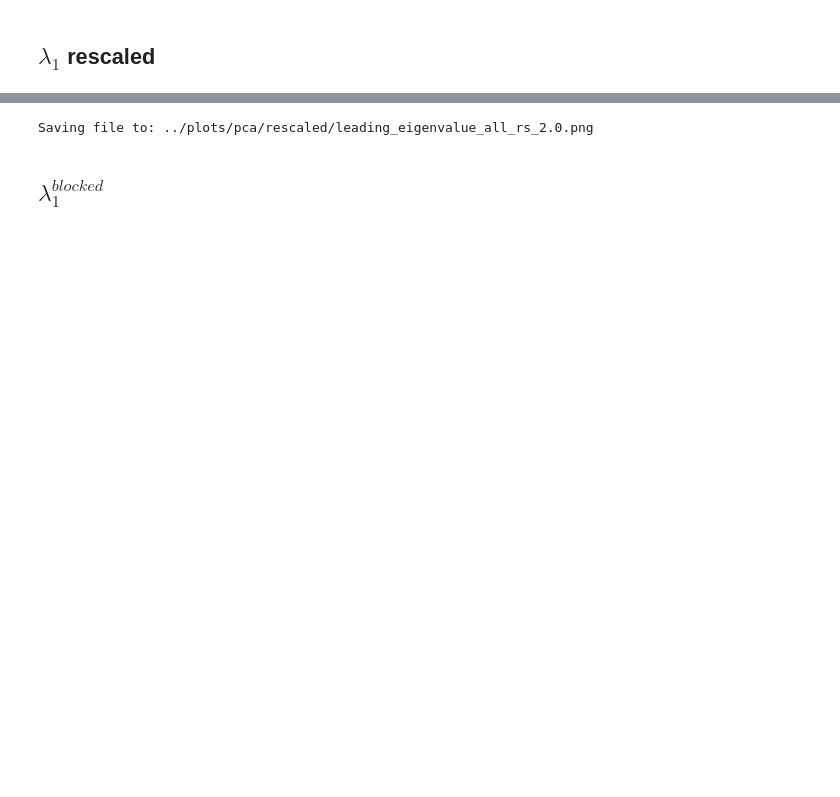
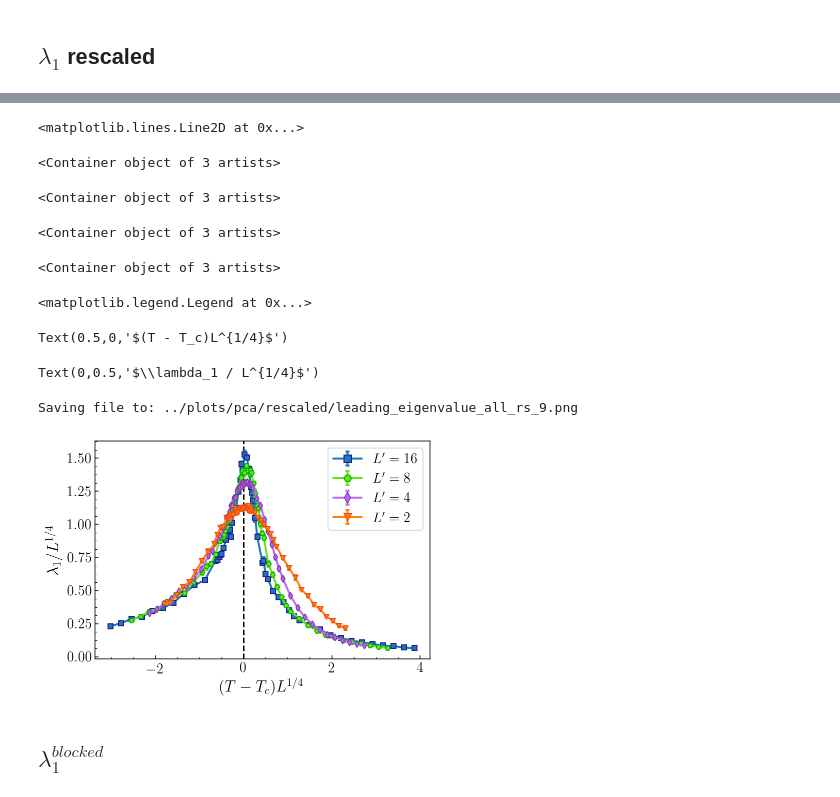
Before and after one commit to saforem2/worm_algorithm, a Jupyter notebook: worm_algorithm/worm_algorithm.ipynb, the cells around one changed output, grey strips where cells are left out. Cells and saved outputs as stored; diff of their text form; code cells hidden in the pictures; blank space fills up the shorter version.

```diff
--- a/worm_algorithm/worm_algorithm.ipynb
+++ b/worm_algorithm/worm_algorithm.ipynb
@@ -979,30 +920,30 @@ pca4_err = np.array(pca4_err)
 fig, ax = plt.subplots()
 
 ax.axvline(x=0, linestyle='--', color='k')#, label='$T = T_c$')
-ax.errorbar((pca32_temps-Tc)*16**(1./4), pca32_vals/(2*16**(1./4)),
-            yerr=pca32_err/(2*16**(1./4)),
+ax.errorbar((pca32_temps-Tc)*32**(1./4), pca32_vals/(32**(1./4)),
+            yerr=pca32_err/(32**(1./4)),
             marker='s', color='C0',
             markersize=5,  markeredgecolor='#1f1b93',
             ls='-', fillstyle='full', lw=2.,
             elinewidth=2.,  alpha=1.,
             capsize=2, capthick=2,
             label=r"$L^{\prime}=16$")
-ax.errorbar((pca16_temps - Tc)*8**(1./4), pca16_vals/(2*8**(1./4)),
-            yerr=pca16_err/(2*8**(1./4)),
+ax.errorbar((pca16_temps - Tc)*16**(1./4), pca16_vals/(16**(1./4)),
+            yerr=pca16_err/(16**(1./4)),
             marker='H', color='#65e41d',
             markeredgecolor='#00B000', markersize=5.,
             lw=2., elinewidth=2.,  alpha=1., ls='-',
             fillstyle='full', capsize=2, capthick=2,
             label=r"$L^{\prime}=8$")
-ax.errorbar((pca8_temps - Tc)*4**(1./4), pca8_vals/(2*4**(1./4)),
-            yerr=pca8_err/(2*4**(1./4)),
+ax.errorbar((pca8_temps - Tc)*8**(1./4), pca8_vals/(8**(1./4)),
+            yerr=pca8_err/(8**(1./4)),
             marker='d', fillstyle='full', color='#be67ff',
             markeredgecolor='#833c9f', markersize=5,
             lw=2., elinewidth=2.,  alpha=1., ls='-',
             capsize=2, capthick=2,
             label=r"$L^{\prime}=4$")
-ax.errorbar((pca4_temps - Tc)*2**(1./4), pca4_vals/(2*2**(1./4)),
-            yerr=pca4_err/(2*2**(1./4)),
+ax.errorbar((pca4_temps - Tc)*4**(1./4), pca4_vals/(4**(1./4)),
+            yerr=pca4_err/(4**(1./4)),
             color='C1', markeredgecolor='#ed4c18', marker='v',
             fillstyle='full', markersize=5,  lw=2., elinewidth=2.,
             alpha=1., capsize=2, capthick=2,  ls='-',
@@ -1010,15 +951,15 @@ ax.errorbar((pca4_temps - Tc)*2**(1./4), pca4_vals/(2*2**(1./4)),
 
 ax.legend(loc='best', markerscale=1.5, fontsize=14)#, frameon=False)
 #ax.set_xlim(1., 3.5)
-ax.set_xlabel('$T$', fontsize=16)
-ax.set_ylabel('$\lambda_1^{blocked}$', fontsize=16)
+ax.set_xlabel('$(T - T_c)L^{1/4}$', fontsize=16)
+ax.set_ylabel('$\lambda_1 / L^{1/4}$', fontsize=16)
 out_dir = '../plots/pca/rescaled/'
 if not os.path.exists(out_dir):
     os.makedirs(out_dir)
 existing = [float(i.split('_')[-1].rstrip('.png')) for i in os.listdir(out_dir)
             if i.endswith('.png')]
 try:
-    latest_num = max(existing)
+    latest_num = int(max(existing))
 except ValueError:
     latest_num = 0
 new_num = latest_num + 1
@@ -1033,4 +972,13 @@ plt.show()
-Saving file to: ../plots/pca/rescaled/leading_eigenvalue_all_rs_2.0.png
+<matplotlib.lines.Line2D at 0x...>
+<Container object of 3 artists>
+<Container object of 3 artists>
+<Container object of 3 artists>
+<Container object of 3 artists>
+<matplotlib.legend.Legend at 0x...>
+Text(0.5,0,'$(T - T_c)L^{1/4}$')
+Text(0,0.5,'$\\lambda_1 / L^{1/4}$')
+Saving file to: ../plots/pca/rescaled/leading_eigenvalue_all_rs_9.png
+[figure, added]
 # %% [markdown]
 ## $\lambda_1^{blocked}$
 # %%
```
Also changed, not shown: parts of 31 cells of this notebook, 1 other file.
